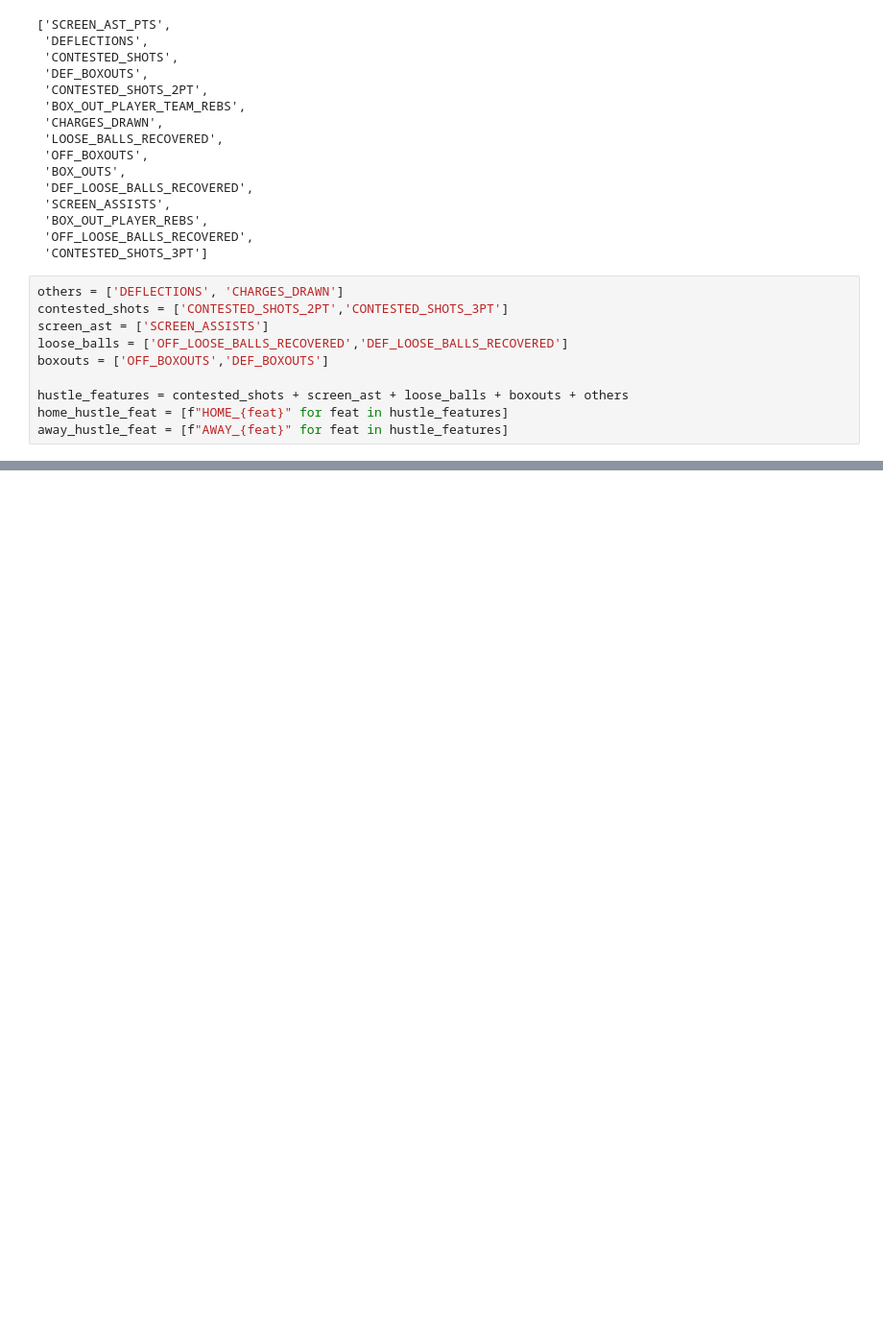
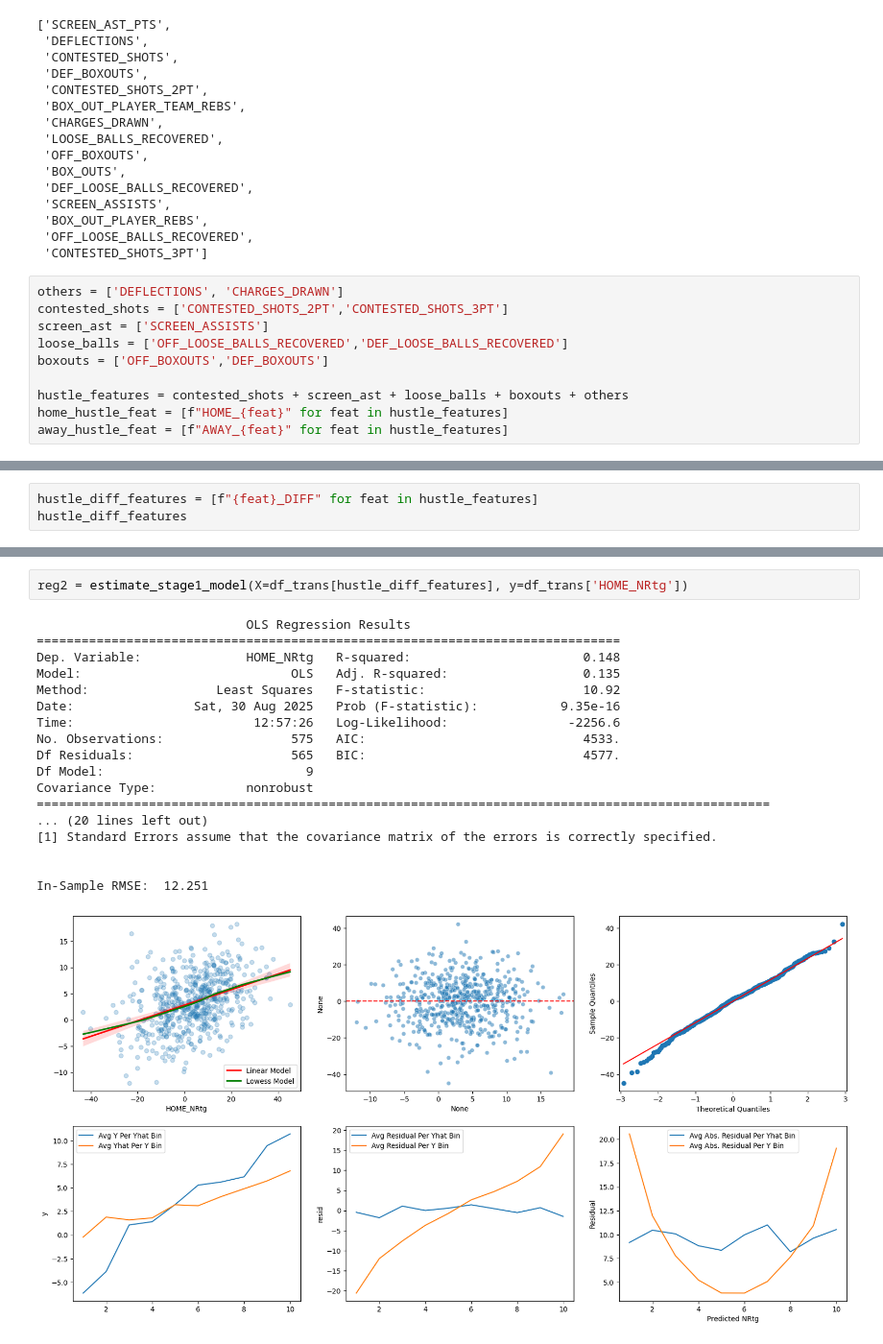
Before and after one commit to samluxenberg1/nba_hustle_sdg, a Jupyter notebook: notebooks/Net_Rating_Models.ipynb, the cells around one changed output, grey strips where cells are left out. Shown: that part at 96% size. Drawn from its saved outputs; the diff is of its cells as text; blank space fills up the shorter version.

```diff
--- a/notebooks/Net_Rating_Models.ipynb
+++ b/notebooks/Net_Rating_Models.ipynb
@@ -229,0 +221,3 @@ display(df_trans[['COMPOSITE_EFFORT_net1','HOME_NRtg']].corr(method='kendall'))
+# %%
+hustle_diff_features = [f"{feat}_DIFF" for feat in hustle_features]
+hustle_diff_features
@@ -229,0 +234,21 @@ display(df_trans[['COMPOSITE_EFFORT_net1','HOME_NRtg']].corr(method='kendall'))
+# %%
+reg2 = estimate_stage1_model(X=df_trans[hustle_diff_features], y=df_trans['HOME_NRtg'])
+# %% [output]
+                            OLS Regression Results
+==============================================================================
+Dep. Variable:              HOME_NRtg   R-squared:                       0.148
+Model:                            OLS   Adj. R-squared:                  0.135
+Method:                 Least Squares   F-statistic:                     10.92
+Date:                Sat, 30 Aug 2025   Prob (F-statistic):           9.35e-16
+Time:                        12:57:26   Log-Likelihood:                -2256.6
+No. Observations:                 575   AIC:                             4533.
+Df Residuals:                     565   BIC:                             4577.
+Df Model:                           9
+Covariance Type:            nonrobust
+==================================================================================================
+... (20 lines left out)
+[1] Standard Errors assume that the covariance matrix of the errors is correctly specified.
+
+
+In-Sample RMSE:  12.251
+[figure, added]
```
Also changed, not shown: parts of 24 cells of this notebook, 5 other files.
